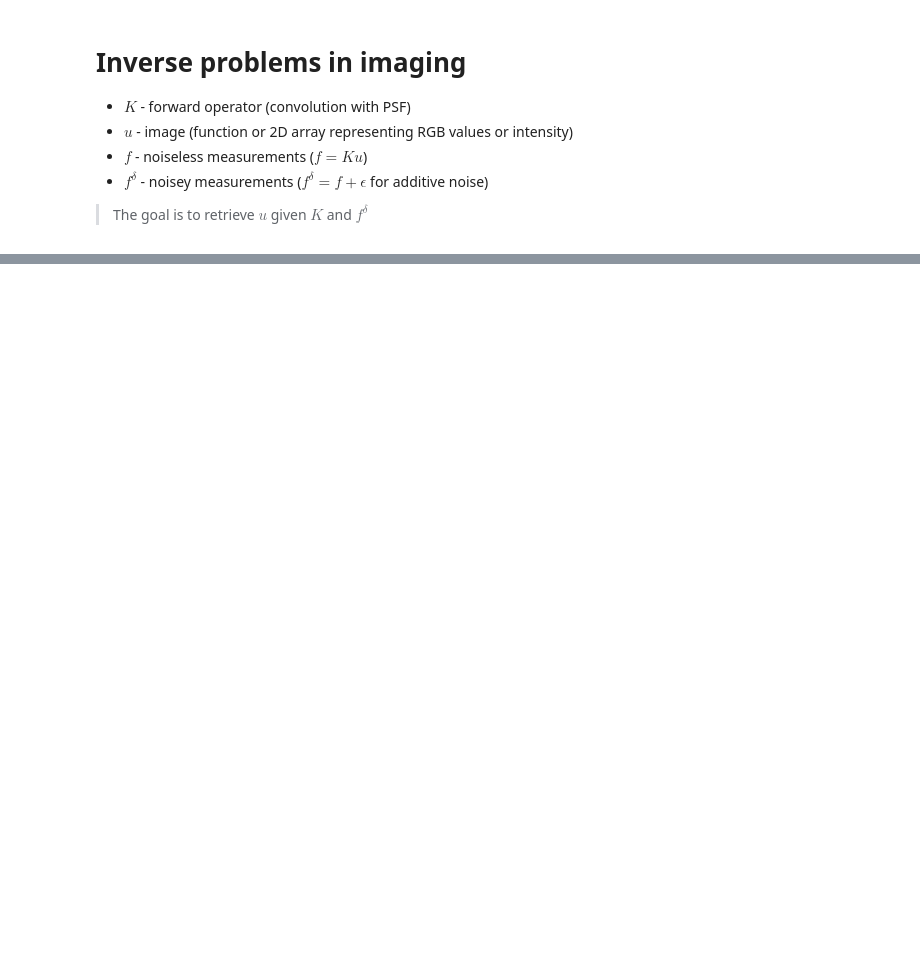
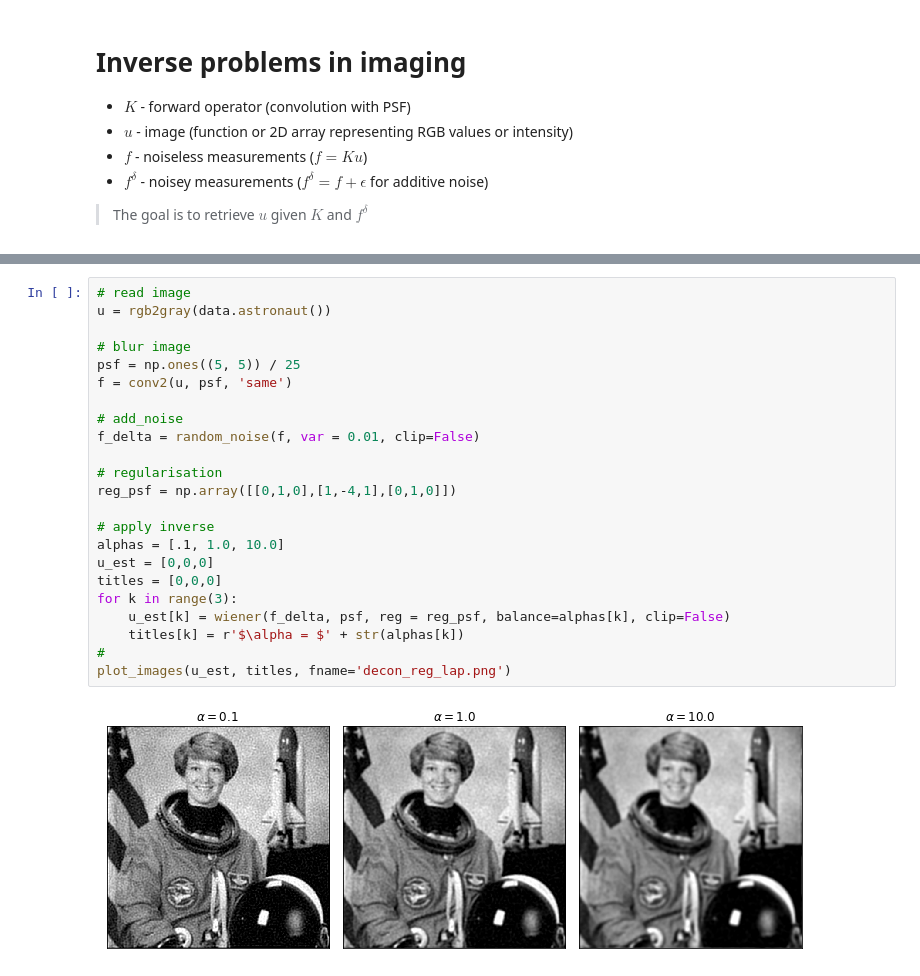
Before and after one commit to TristanvanLeeuwen/Summerschool, a Jupyter notebook: Presentation.ipynb, the cells around one changed output, grey strips where cells are left out. Drawn from its saved outputs; the diff is of its cells as text; blank space fills up the shorter version.

```diff
--- a/Presentation.ipynb
+++ b/Presentation.ipynb
@@ -87,0 +139,25 @@ plot_images(u_est, ['0.1', '1', '10'])
+# %%
+# read image
+u = rgb2gray(data.astronaut())
+
+# blur image
+psf = np.ones((5, 5)) / 25
+f = conv2(u, psf, 'same')
+
+# add_noise
+f_delta = random_noise(f, var = 0.01, clip=False)
+
+# regularisation
+reg_psf = np.array([[0,1,0],[1,-4,1],[0,1,0]])
+
+# apply inverse
+alphas = [.1, 1.0, 10.0]
+u_est = [0,0,0]
+titles = [0,0,0]
+for k in range(3):
+    u_est[k] = wiener(f_delta, psf, reg = reg_psf, balance=alphas[k], clip=False)
+    titles[k] = r'$\alpha = $' + str(alphas[k])
+#
+plot_images(u_est, titles, fname='decon_reg_lap.png')
+# %% [output]
+[figure, added]
```
Also changed, not shown: parts of 18 cells of this notebook.
